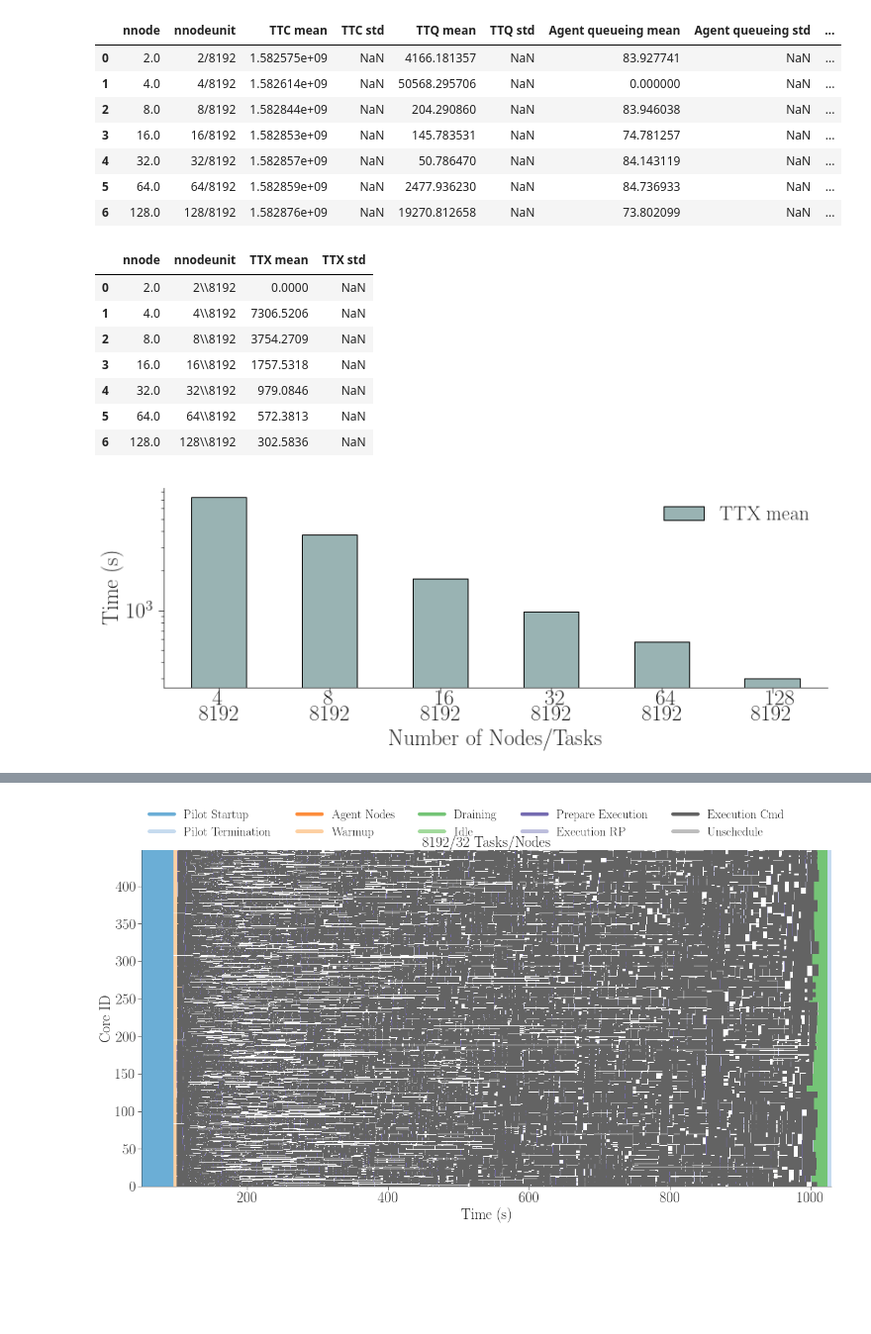
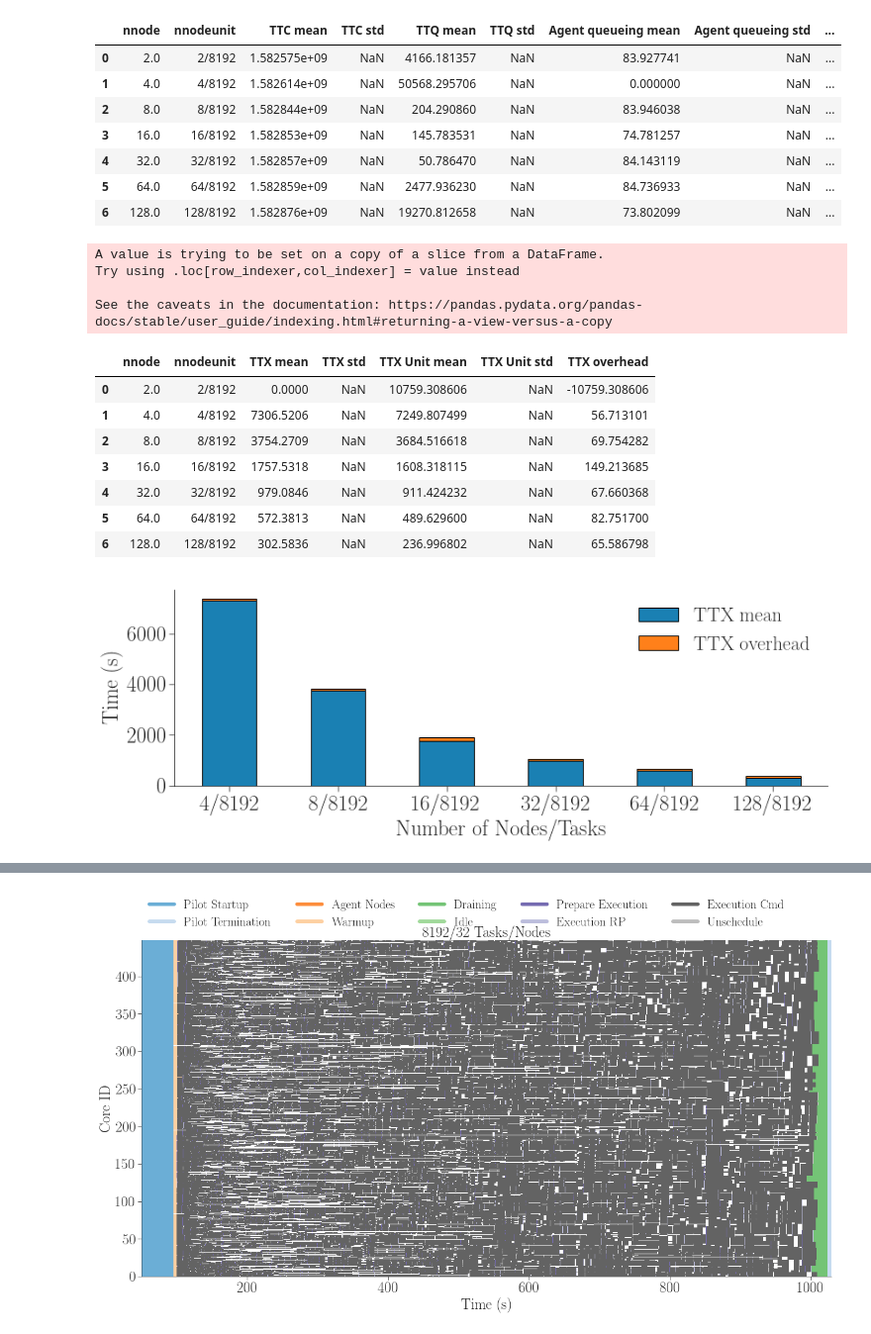
Before and after one commit to radical-experiments/rp.paper, a Jupyter notebook: analysis/spatial_heterogeneity/sscaling-ru.ipynb, the cells around one changed output, grey strips where cells are left out. Shown: that part at 99% size. Cells and saved outputs as stored; diff of their text form; code cells hidden in the pictures; blank space fills up the shorter version.

```diff
--- a/analysis/spatial_heterogeneity/sscaling-ru.ipynb
+++ b/analysis/spatial_heterogeneity/sscaling-ru.ipynb
@@ -92,43 +92,49 @@ oh1
 # Total agent time = 'util_p_total'
 # ru.EVENT: 'bootstrap_0_stop' - ru.EVENT: 'bootstrap_0_start'
 
-ttc1 = sscaling1_ws[['TTX']]
+ttc1 = sscaling1_ws[['TTX', 'TTX Unit']]
 ttc1.columns = [' '.join(col).strip() for col in ttc1.columns.values]
+ttc1['TTX overhead'] = ttc1['TTX mean'] - ttc1['TTX Unit mean']
 ttc1 = ttc1.sort_values('nnode')
 ttc1 = ttc1.reset_index()
 
 ttc1
 # %% [output]
+A value is trying to be set on a copy of a slice from a DataFrame.
+Try using .loc[row_indexer,col_indexer] = value instead
+
+See the caveats in the documentation: https://pandas.pydata.org/pandas-docs/stable/user_guide/indexing.html#returning-a-view-versus-a-copy
-|  | nnode | nnodeunit | TTX mean | TTX std |
-| 0 | 2.0 | 2\\8192 | 0.0000 | NaN |
-| 1 | 4.0 | 4\\8192 | 7306.5206 | NaN |
-| 2 | 8.0 | 8\\8192 | 3754.2709 | NaN |
-| 3 | 16.0 | 16\\8192 | 1757.5318 | NaN |
-| 4 | 32.0 | 32\\8192 | 979.0846 | NaN |
-| 5 | 64.0 | 64\\8192 | 572.3813 | NaN |
-| 6 | 128.0 | 128\\8192 | 302.5836 | NaN |
+|  | nnode | nnodeunit | TTX mean | TTX std | TTX Unit mean | TTX Unit std | TTX overhead |
+| 0 | 2.0 | 2/8192 | 0.0000 | NaN | 10759.308606 | NaN | -10759.308606 |
+| 1 | 4.0 | 4/8192 | 7306.5206 | NaN | 7249.807499 | NaN | 56.713101 |
+| 2 | 8.0 | 8/8192 | 3754.2709 | NaN | 3684.516618 | NaN | 69.754282 |
+| 3 | 16.0 | 16/8192 | 1757.5318 | NaN | 1608.318115 | NaN | 149.213685 |
+| 4 | 32.0 | 32/8192 | 979.0846 | NaN | 911.424232 | NaN | 67.660368 |
+| 5 | 64.0 | 64/8192 | 572.3813 | NaN | 489.629600 | NaN | 82.751700 |
+| 6 | 128.0 | 128/8192 | 302.5836 | NaN | 236.996802 | NaN | 65.586798 |
 # %%
 fig, ax = fig_setup(figsize=(13,4))
 
-ax1 = ttc1.loc[1:10].plot.bar(
+ttc1.loc[1:6].plot.bar(
     x='nnodeunit',
-    y='TTX mean',
+    y=['TTX mean', 'TTX overhead'],
 #     yerr='TTX std',
-    width=0.5, color=tableau20[22],
-    logy=True,
+    width=0.5, color=[tableau20[0], tableau20[2]],
+#     logy=True,
+    stacked=True,
     ax=ax,
     rot=0,
     legend=True)
 
 ax.set_xlabel('Number of Nodes/Tasks')
 ax.set_ylabel('Time (s)')
 # ax.set_ylim(0)
 # ax.set_xlim(-0.5)
 
 plt.savefig('figures/strong_scaling_ttc.pdf', dpi=300, bbox_inches='tight')
 plt.savefig('figures/strong_scaling_ttc.png', dpi=300, bbox_inches='tight')
 # %% [output]
-[figure, old version]
+[figure, new version]
 # %%
 # sessions sscaling1
 # sscaling1_sids = sorted(['../data/spatial-heterogeneity/sscaling1/'+s for s in sscaling1_sessions.drop_duplicates(['nunit']).index.unique().tolist()])
```
Also changed, not shown: parts of 2 cells of this notebook, 14 other files.
